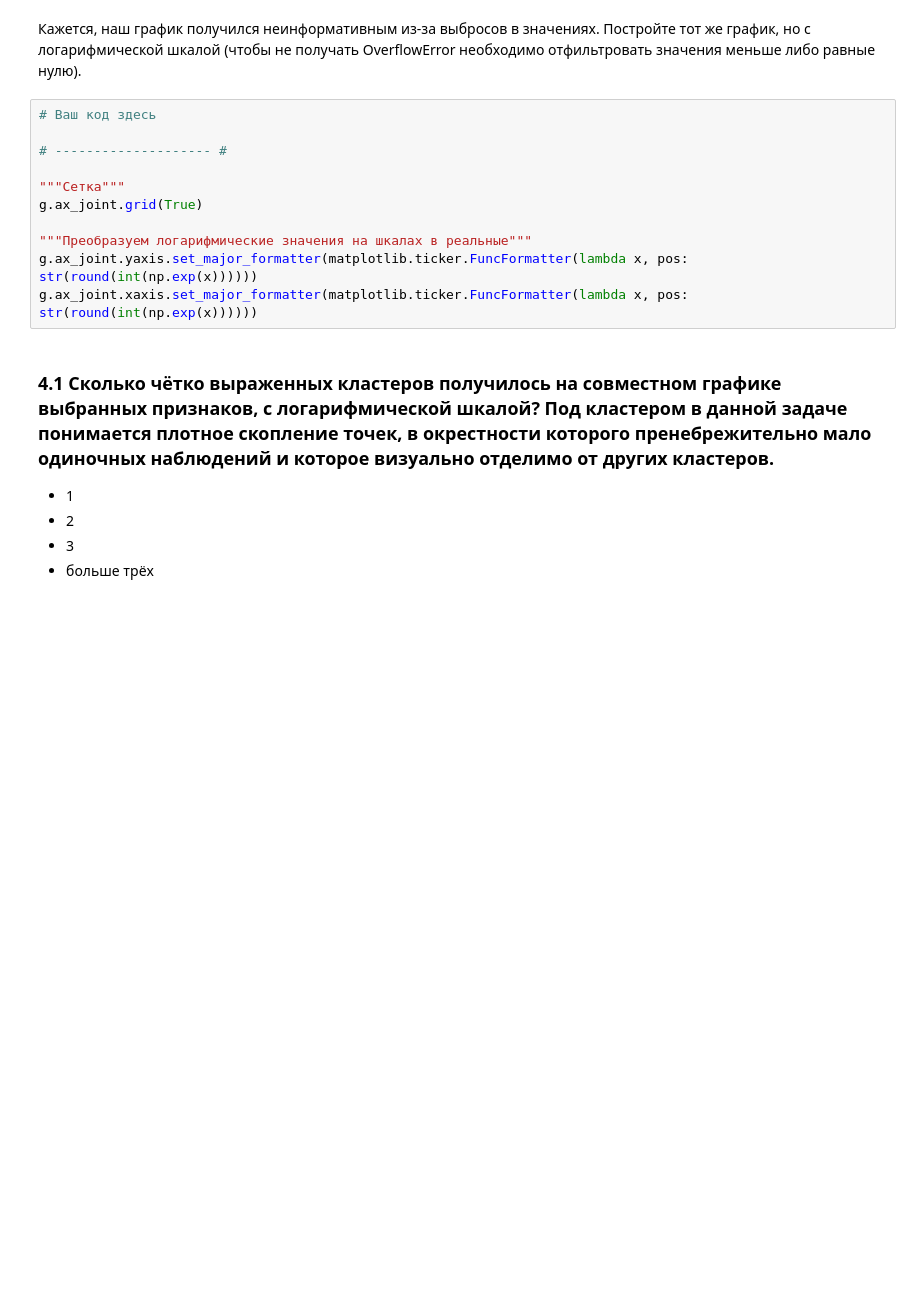
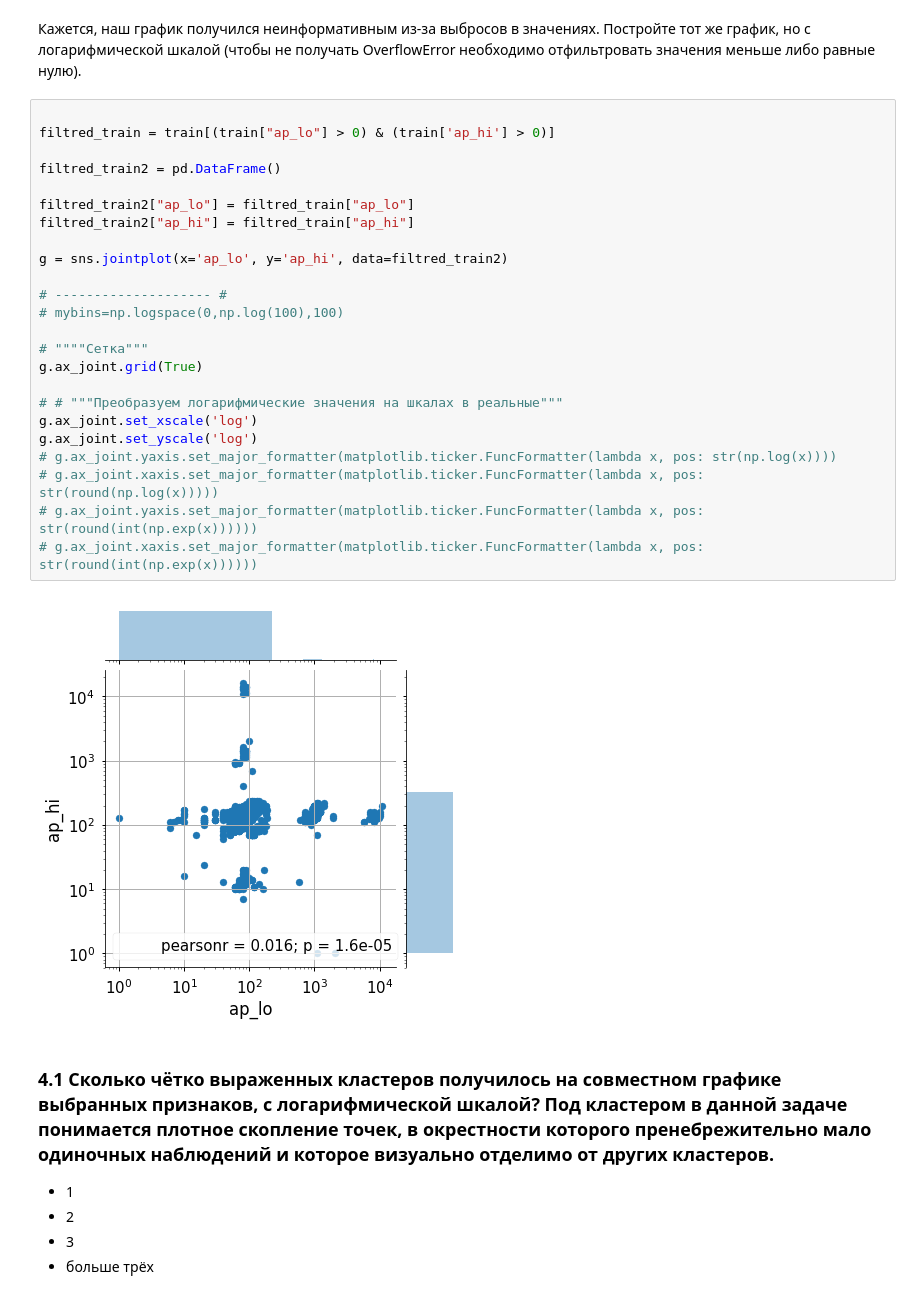
Before and after one commit to avgoncharov/mlcourse_open, a Jupyter notebook: jupyter_russian/homeworks/hw2_session3_visual_data_analysis.ipynb, the cells around one changed output. Drawn from its saved outputs; the diff is of its cells as text; blank space fills up the shorter version.

```diff
--- a/jupyter_russian/homeworks/hw2_session3_visual_data_analysis.ipynb
+++ b/jupyter_russian/homeworks/hw2_session3_visual_data_analysis.ipynb
@@ -265,16 +265,31 @@ sns.heatmap(hm2, annot=True, fmt=".1f", linewidths=.5)
 # %% [markdown]
 Кажется, наш график получился неинформативным из-за выбросов в значениях. Постройте тот же график, но с логарифмической шкалой (чтобы не получать OverflowError необходимо отфильтровать значения меньше либо равные нулю).
 # %%
-# Ваш код здесь
+
+filtred_train = train[(train["ap_lo"] > 0) & (train['ap_hi'] > 0)]
+
+filtred_train2 = pd.DataFrame()
+
+filtred_train2["ap_lo"] = filtred_train["ap_lo"]
+filtred_train2["ap_hi"] = filtred_train["ap_hi"]
+
+g = sns.jointplot(x='ap_lo', y='ap_hi', data=filtred_train2)
 
 # -------------------- #
+# mybins=np.logspace(0,np.log(100),100)
 
-"""Сетка"""
+# """"Сетка"""
 g.ax_joint.grid(True)
 
-"""Преобразуем логарифмические значения на шкалах в реальные"""
-g.ax_joint.yaxis.set_major_formatter(matplotlib.ticker.FuncFormatter(lambda x, pos: str(round(int(np.exp(x))))))
-g.ax_joint.xaxis.set_major_formatter(matplotlib.ticker.FuncFormatter(lambda x, pos: str(round(int(np.exp(x))))))
+# # """Преобразуем логарифмические значения на шкалах в реальные"""
+g.ax_joint.set_xscale('log')
+g.ax_joint.set_yscale('log')
+# g.ax_joint.yaxis.set_major_formatter(matplotlib.ticker.FuncFormatter(lambda x, pos: str(np.log(x))))
+# g.ax_joint.xaxis.set_major_formatter(matplotlib.ticker.FuncFormatter(lambda x, pos: str(round(np.log(x)))))
+# g.ax_joint.yaxis.set_major_formatter(matplotlib.ticker.FuncFormatter(lambda x, pos: str(round(int(np.exp(x))))))
+# g.ax_joint.xaxis.set_major_formatter(matplotlib.ticker.FuncFormatter(lambda x, pos: str(round(int(np.exp(x))))))
+# %% [output]
+[figure, added]
 # %% [markdown]
 ### 4.1 Сколько чётко выраженных кластеров получилось на  совместном графике выбранных признаков, с логарифмической шкалой? Под кластером в данной задаче понимается плотное скопление точек, в окрестности которого пренебрежительно мало одиночных наблюдений и которое визуально отделимо от других кластеров.
 
```
Also changed, not shown: parts of 2 cells of this notebook.
